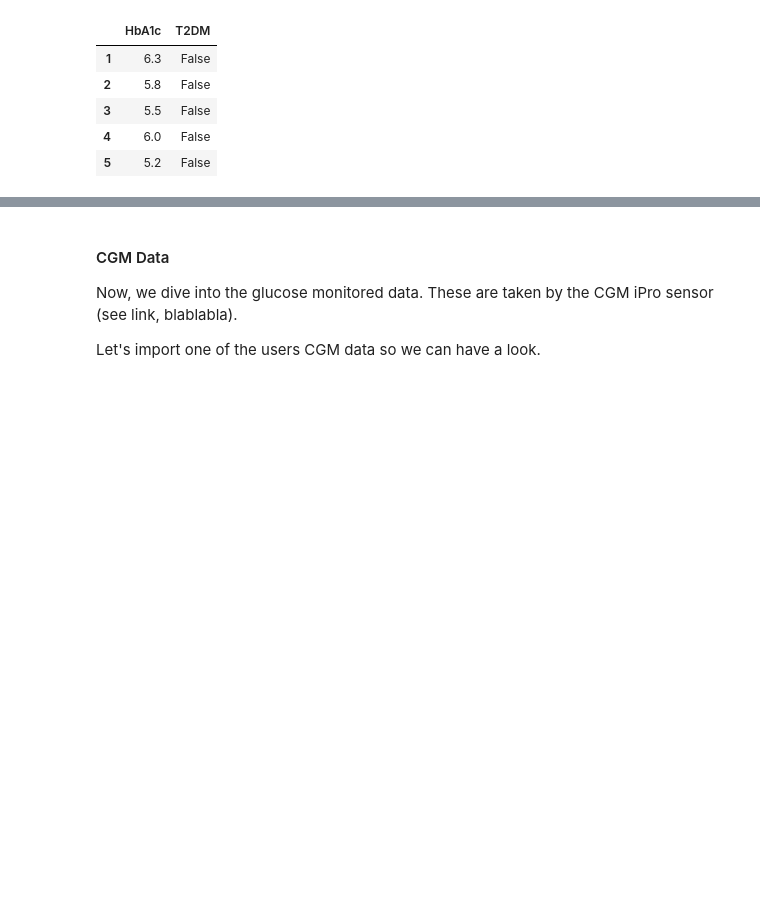
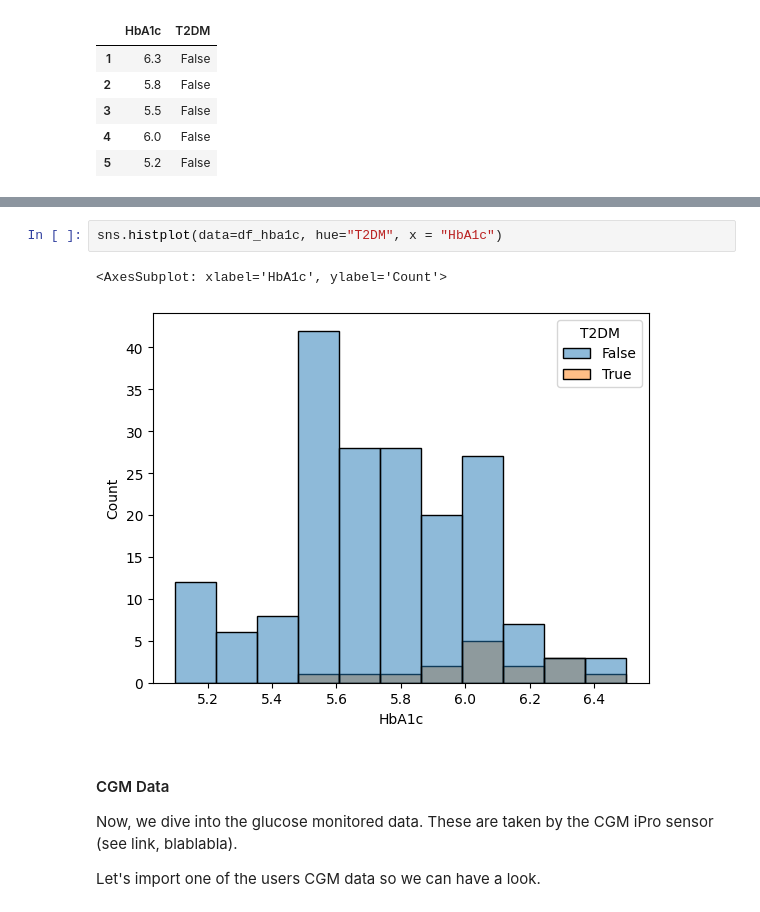
Before and after one commit to AlexandreChaussard/Datacamp-Project, a Jupyter notebook: DT2_starting_kit.ipynb, the cells around one changed output, grey strips where cells are left out. Cells and saved outputs as stored; diff of their text form; blank space fills up the shorter version.

```diff
--- a/DT2_starting_kit.ipynb
+++ b/DT2_starting_kit.ipynb
@@ -121,3 +138,8 @@ df_hba1c.head()
+# %%
+sns.histplot(data=df_hba1c, hue="T2DM", x = "HbA1c")
+# %% [output]
+<AxesSubplot: xlabel='HbA1c', ylabel='Count'>
+[figure, added]
 # %% [markdown]
 #### CGM Data
 
```
Also changed, not shown: parts of 16 cells of this notebook.
